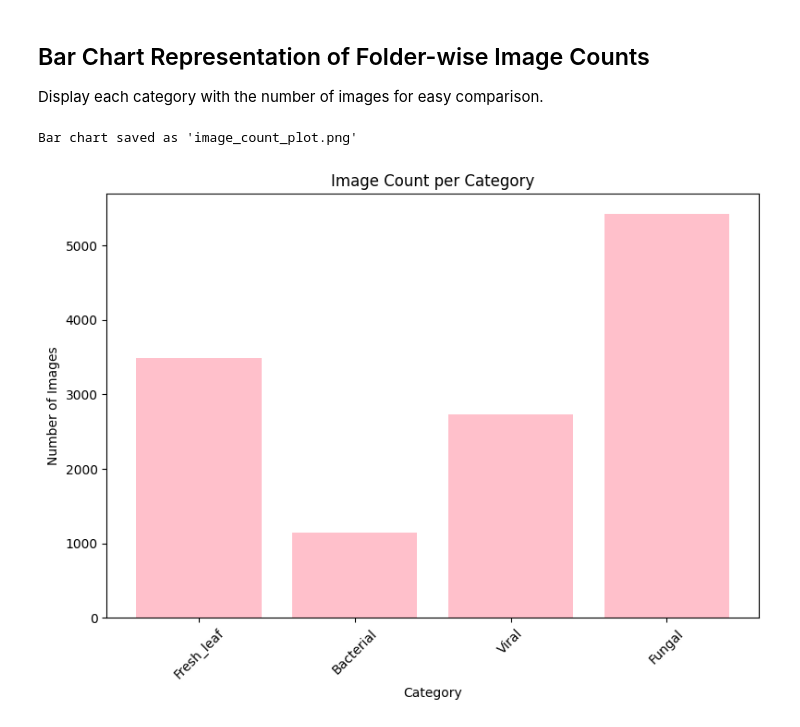
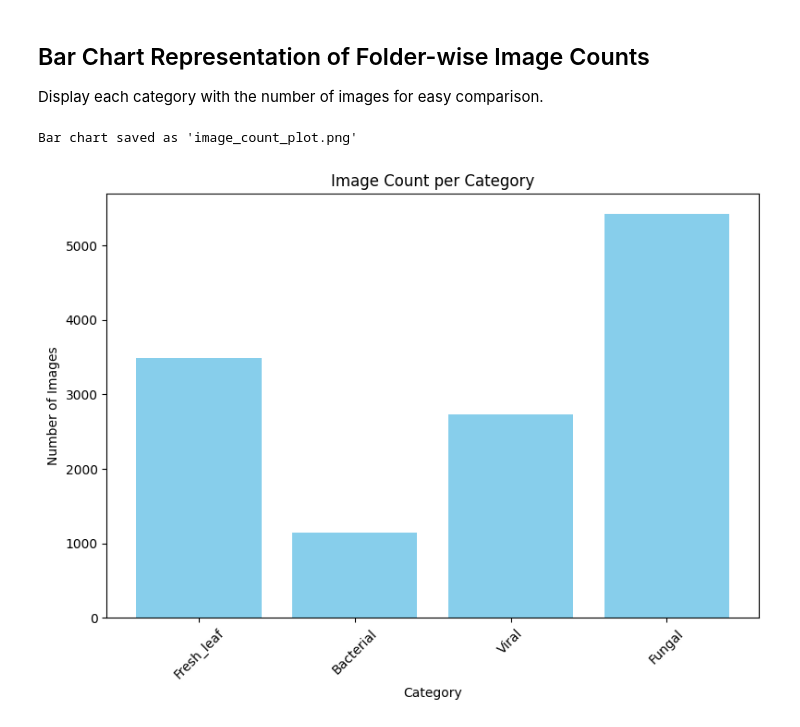
Before and after one commit to sanjana514/CSE366_Project, a Jupyter notebook: CSE366-project.ipynb, the cells around one changed output. Cells and saved outputs as stored; diff of their text form; code cells hidden in the pictures.

Commit message:
Kaggle Notebook | CSE366-Project | Version 3

```diff
--- a/CSE366-project.ipynb
+++ b/CSE366-project.ipynb
@@ -4,29 +4,35 @@
 import os
 import shutil
 from pathlib import Path
-import matplotlib.pyplot as plt
+from natsort import natsorted
 
 # Define the root directory of the current dataset
 root_dir = "/kaggle/input/project/project"
 
 # Define the new output directory
-output_dir = "organized_dataset"
+output_dir = "/kaggle/working/organized_dataset"
 
 # Define categories and their corresponding diseases (with spaces)
 categories = {
     "Fresh_leaf": ["Fresh leaf", "Eggplant fresh leaf", "Tomato Fresh leaf"],
     "Bacterial": ["Tomato Bacterial spot", "Black Rot"],
     "Viral": ["Mosaic virus", "Tomato leaf curl virus", "Eggplant begomovirus", "Tomato spotted wilt"],
-    "Fungal": ["Downey mildew","Downy mildew","Fusarium wilt", "Anthracnose", "Eggplant Cercopora leaf spot", "Eggplant verticillium wilt", "Anthracnose lesions"]
+    "Fungal": ["Downey mildew", "Downy mildew", "Fusarium wilt", "Anthracnose",
+               "Eggplant Cercopora leaf spot", "Eggplant verticillium wilt", "Anthracnose lesions"]
 }
 
-# Create the new directory structure
-Path(output_dir).mkdir(exist_ok=True)
+# If the folder already exists, remove it and create a new one
+if os.path.exists(output_dir):
+    shutil.rmtree(output_dir)
+os.makedirs(output_dir)
+
+# Create new category folders
 for category in categories:
-    Path(os.path.join(output_dir, category)).mkdir(exist_ok=True)
+    Path(os.path.join(output_dir, category)).mkdir(parents=True, exist_ok=True)
 
 # Initialize a dictionary to count images per category
 image_counts = {category: 0 for category in categories}
+image_counters = {category: {} for category in categories}
 
 # Function to get category for a given folder
 def get_category(folder_name):
@@ -53,19 +59,26 @@ for crop_folder in os.listdir(root_dir):
             print(e)
             continue
 
-        # Process each image in the disease folder
-        for image_name in os.listdir(disease_path):
+        # Initialize counter if not already done
+        if disease_folder not in image_counters[category]:
+            image_counters[category][disease_folder] = 1
+
+        # Process each image in the disease folder (Natural Sort to maintain order)
+        image_files = natsorted(os.listdir(disease_path))
+
+        for image_name in image_files:
             image_path = os.path.join(disease_path, image_name)
             if not os.path.isfile(image_path):
                 continue
 
-            # Create new image name: Crop_Disease_ImageName (replace spaces with underscores)
-            new_image_name = f"{crop_folder}_{disease_folder.replace(' ', '_')}_{image_name}"
+            # New image name format: Crop_Disease_imgX.jpg
+            new_image_name = f"{crop_folder.replace(' ', '_')}_{disease_folder.replace(' ', '_')}_img{image_counters[category][disease_folder]}.jpg"
             destination_path = os.path.join(output_dir, category, new_image_name)
 
-            # Copy the image to the new location
+            # Copy the image to the new location with the new name
             shutil.copy2(image_path, destination_path)
+            image_counters[category][disease_folder] += 1
             image_counts[category] += 1
 
-print("\nDataset organization complete!")
+print("\n Dataset organization complete!")
 # %% [output]
@@ -93,18 +122,20 @@ Total images across all categories: 12786 images
 ## Bar Chart Representation of Folder-wise Image Counts
 Display each category with the number of images for easy comparison.
 # %%
+import matplotlib.pyplot as plt
+
 # Create a bar chart for image counts
 plt.figure(figsize=(8, 6))
-plt.bar(image_counts.keys(), image_counts.values(), color='pink')
+plt.bar(image_counts.keys(), image_counts.values(), color='skyblue')
 plt.title("Image Count per Category")
 plt.xlabel("Category")
 plt.ylabel("Number of Images")
 plt.xticks(rotation=45)
 plt.tight_layout()
 
 # Save the plot
 plt.savefig("image_count_plot.png")
 print("\nBar chart saved as 'image_count_plot.png'")
 # %% [output]
 Bar chart saved as 'image_count_plot.png'
-[figure, old version]
+[figure, new version]
```
Also changed, not shown: parts of 2 cells of this notebook.
